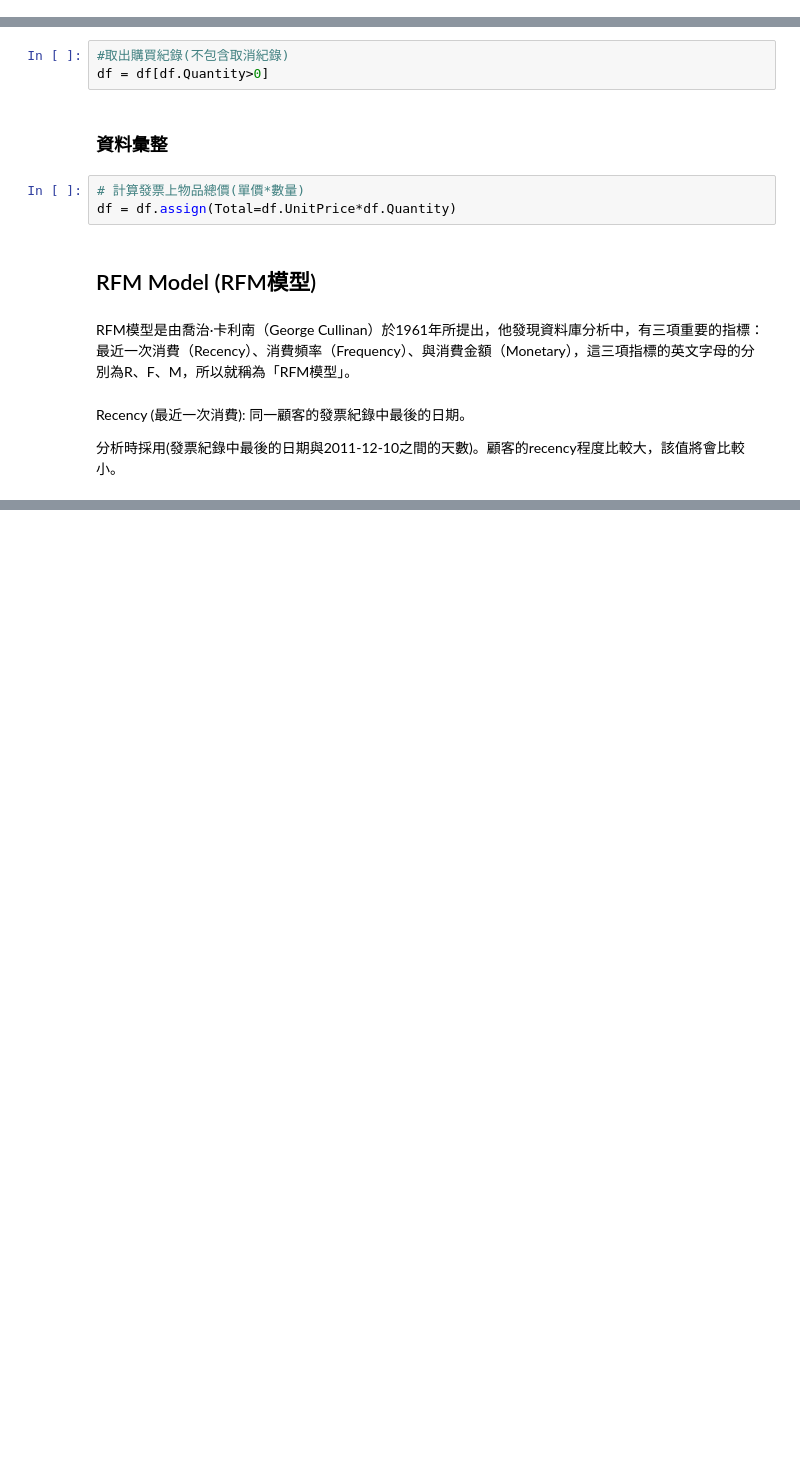
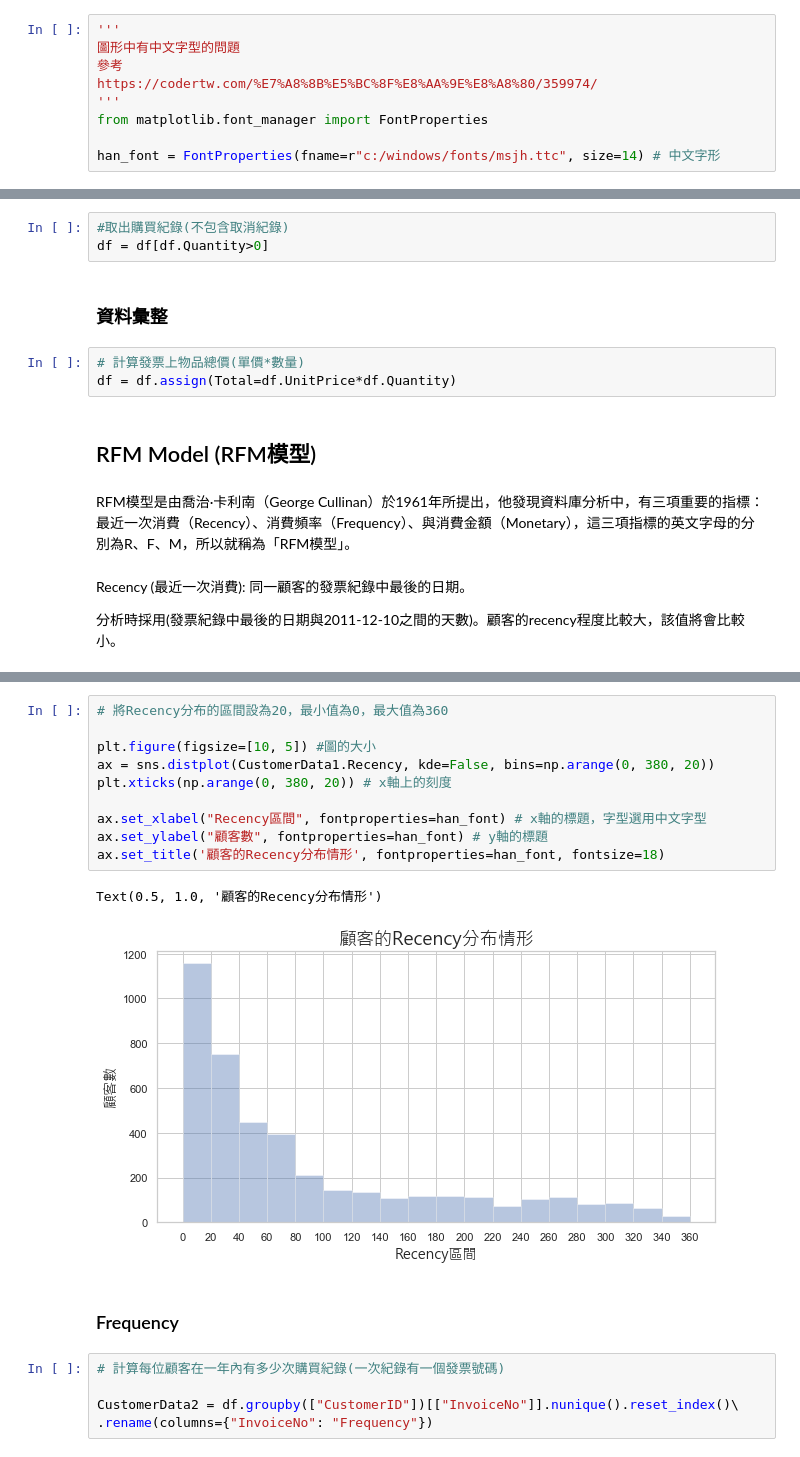
Before and after one commit to sungchien/ecommerce, a Jupyter notebook: 13-customer-segmentation-analysis.ipynb, the cells around one changed output, grey strips where cells are left out. Saved outputs shown, nothing was run; the diff lists cells and outputs as text; blank space fills up the shorter version.

```diff
--- a/13-customer-segmentation-analysis.ipynb
+++ b/13-customer-segmentation-analysis.ipynb
@@ -11,3 +11,12 @@ import pandas as pd
 from matplotlib import pyplot as plt
 import seaborn as sns
 import numpy as np
+# %%
+'''
+圖形中有中文字型的問題
+參考
+https://codertw.com/%E7%A8%8B%E5%BC%8F%E8%AA%9E%E8%A8%80/359974/
+'''
+from matplotlib.font_manager import FontProperties
+
+han_font = FontProperties(fname=r"c:/windows/fonts/msjh.ttc", size=14) # 中文字形
@@ -54,0 +120,20 @@ Monetary (消費金額): 同一顧客一年中的購買總金額。
+# %%
+# 將Recency分布的區間設為20，最小值為0，最大值為360
+
+plt.figure(figsize=[10, 5]) #圖的大小
+ax = sns.distplot(CustomerData1.Recency, kde=False, bins=np.arange(0, 380, 20))
+plt.xticks(np.arange(0, 380, 20)) # x軸上的刻度
+
+ax.set_xlabel("Recency區間", fontproperties=han_font) # x軸的標題，字型選用中文字型
+ax.set_ylabel("顧客數", fontproperties=han_font) # y軸的標題
+ax.set_title('顧客的Recency分布情形', fontproperties=han_font, fontsize=18)
+# %% [output]
+Text(0.5, 1.0, '顧客的Recency分布情形')
+[figure, added]
+# %% [markdown]
+### Frequency
+# %%
+# 計算每位顧客在一年內有多少次購買紀錄(一次紀錄有一個發票號碼)
+
+CustomerData2 = df.groupby(["CustomerID"])[["InvoiceNo"]].nunique().reset_index()\
+.rename(columns={"InvoiceNo": "Frequency"})
```
Also changed, not shown: parts of 50 cells of this notebook, 1 other file.
